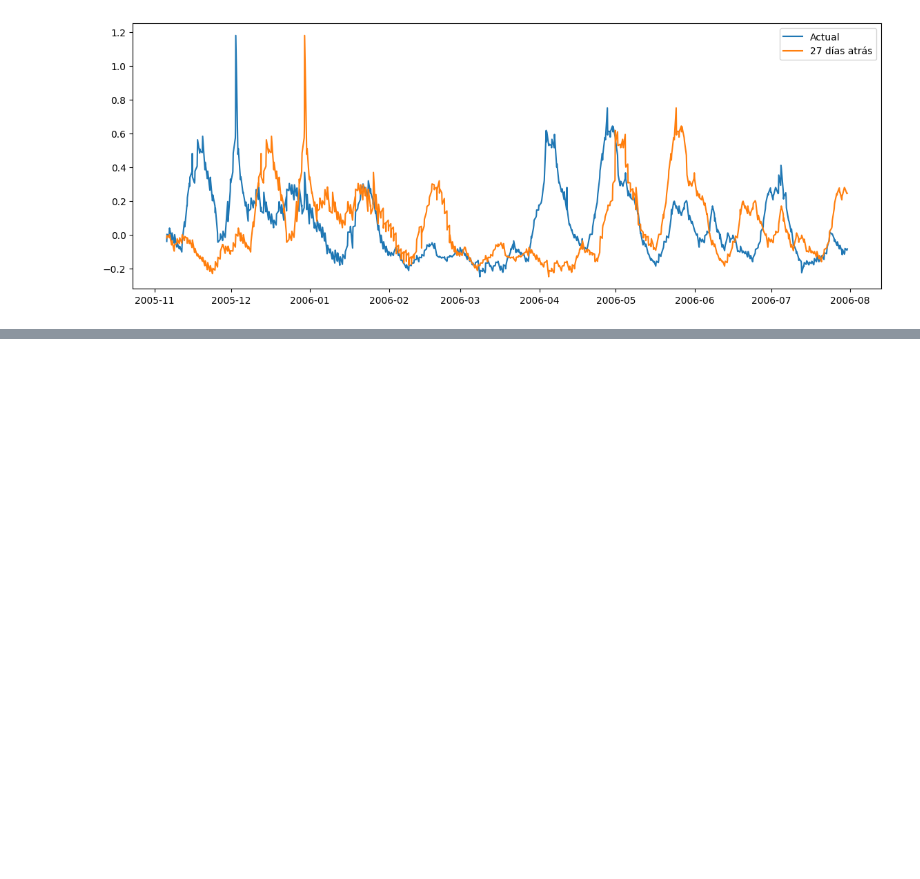
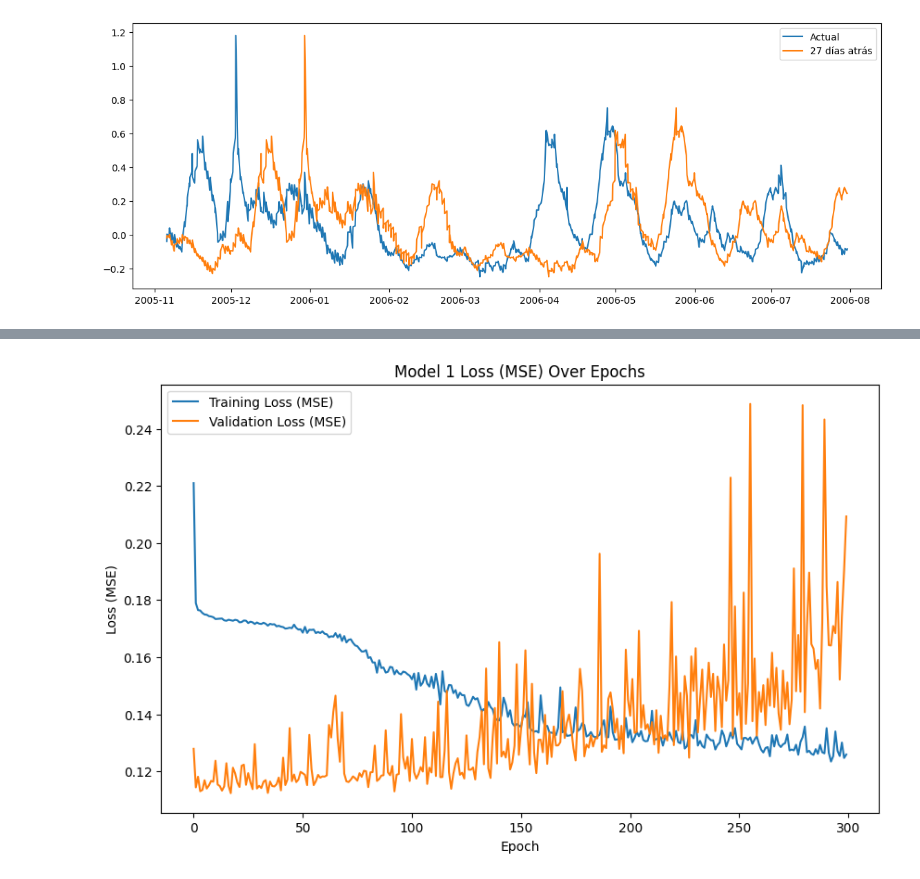
Before and after one commit to A01705840/Solar-Flux-Time-Series-Prediction, a Jupyter notebook: Solar_Flux.ipynb, the cells around one changed output, grey strips where cells are left out. Saved outputs shown, nothing was run; the diff lists cells and outputs as text; code cells hidden in the pictures; blank space fills up the shorter version.

```diff
--- a/Solar_Flux.ipynb
+++ b/Solar_Flux.ipynb
@@ -292,0 +442,87 @@ plt.show()
+# %%
+# --- Primer Modelo (history_size = 3) ---
+
+history_size_model1 = 3
+target_size = 1
+
+# Preparar datos
+x_train_scaled_model1, y_train_scaled_model1 = create_sequences_with_target_index(
+    train_df[features_for_lstm].values,
+    history_size_model1,
+    target_size,
+    target_feature_index
+)
+x_val_scaled_model1, y_val_scaled_model1 = create_sequences_with_target_index(
+    val_df[features_for_lstm].values,
+    history_size_model1,
+    target_size,
+    target_feature_index
+)
+x_test_scaled_model1, y_test_scaled_model1 = create_sequences_with_target_index(
+    test_df[features_for_lstm].values,
+    history_size_model1,
+    target_size,
+    target_feature_index
+)
+
+print(f"Model 1 - x_train_scaled shape: {x_train_scaled_model1.shape}")
+print(f"Model 1 - y_train_scaled shape: {y_train_scaled_model1.shape}")
+
+# Declaración de LSTM
+model1 = keras.Sequential([
+    layers.LSTM(50, activation='relu', input_shape=(x_train_scaled_model1.shape[1], x_train_scaled_model1.shape[2])),
+    layers.Dense(1)
+])
+
+# Compilar MSE, MAE y RMSE
+optimizer1 = keras.optimizers.Adam(learning_rate=0.001)
+model1.compile(optimizer=optimizer1, loss='mse', metrics=['mae', tf.keras.metrics.RootMeanSquaredError(name='rmse')])
+
+# Entrenamiento
+history1 = model1.fit(
+    x_train_scaled_model1,
+    y_train_scaled_model1,
+    epochs=300,
+    validation_data=(x_val_scaled_model1, y_val_scaled_model1),
+    batch_size=32,
+    verbose=1
+)
+
+print("First LSTM model training complete!")
+
+# Evaluación de TEST
+test_results_model1 = model1.evaluate(x_test_scaled_model1, y_test_scaled_model1, verbose=0)
+
+# Plot training history (Loss) for Model 1
+plt.figure(figsize=(10, 6))
+plt.plot(history1.history['loss'], label='Training Loss (MSE)')
+plt.plot(history1.history['val_loss'], label='Validation Loss (MSE)')
+#plt.axhline(y=test_results_model1[0], color='r', linestyle='--', label=f'Test Loss (MSE): {test_results_model1[0]:.4f}')
+plt.title('Model 1 Loss (MSE) Over Epochs')
+plt.xlabel('Epoch')
+plt.ylabel('Loss (MSE)')
+plt.legend()
+plt.show()
+
+# Plot training history (MAE) for Model 1
+plt.figure(figsize=(10, 6))
+plt.plot(history1.history['mae'], label='Training MAE')
+plt.plot(history1.history['val_mae'], label='Validation MAE')
+#plt.axhline(y=test_results_model1[1], color='r', linestyle='--', label=f'Test MAE: {test_results_model1[1]:.4f}')
+plt.title('Model 1 Mean Absolute Error Over Epochs')
+plt.xlabel('Epoch')
+plt.ylabel('Mean Absolute Error')
+plt.legend()
+plt.show()
+
+# Plot training history (RMSE) for Model 1
+plt.figure(figsize=(10, 6))
+plt.plot(history1.history['rmse'], label='Training RMSE')
+plt.plot(history1.history['val_rmse'], label='Validation RMSE')
+#plt.axhline(y=test_results_model1[2], color='r', linestyle='--', label=f'Test RMSE: {test_results_model1[2]:.4f}')
+plt.title('Model 1 Root Mean Squared Error Over Epochs')
+plt.xlabel('Epoch')
+plt.ylabel('Root Mean Squared Error')
+plt.legend()
+plt.show()
+# %% [output]
@@ -292,0 +549 @@ plt.show()
+[figure, added]
```
Also changed, not shown: parts of 8 cells of this notebook.
